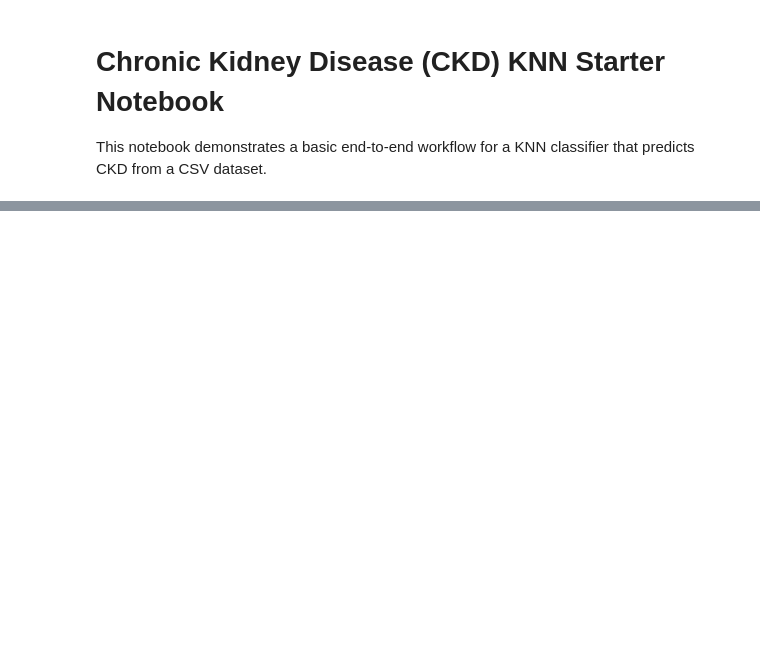
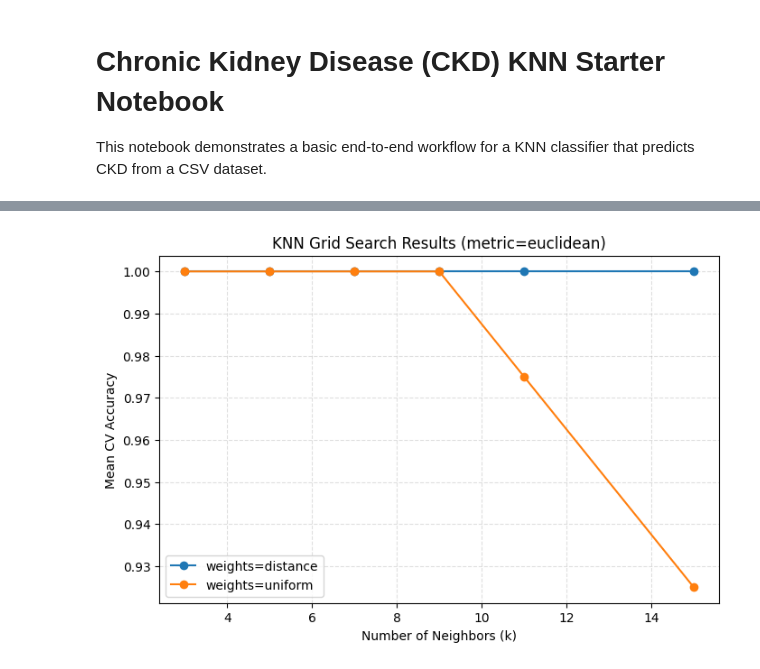
Before and after one commit to bartolia/ckd-knn-classifier-bartolia, a Jupyter notebook: notebooks/ckd_knn_starter.ipynb, the cells around one changed output, grey strips where cells are left out. Saved outputs shown, nothing was run; the diff lists cells and outputs as text; code cells hidden in the pictures; blank space fills up the shorter version.

```diff
--- a/notebooks/ckd_knn_starter.ipynb
+++ b/notebooks/ckd_knn_starter.ipynb
@@ -71,19 +162,26 @@ plt.show()
 # %%
 results = pd.DataFrame(grid_search.cv_results_)
 results['n_neighbors'] = results['param_knn__n_neighbors'].astype(int)
 results['weights'] = results['param_knn__weights'].astype(str)
 results['metric'] = results['param_knn__metric'].astype(str)
 
 plot_df = results[results['metric'] == 'euclidean']
 
 plt.figure(figsize=(8, 5))
 for weight, grp in plot_df.groupby('weights'):
     grp = grp.sort_values('n_neighbors')
-    plt.plot(grp['n_neighbors'], grp['mean_test_score'], marker='o', label=f'weights={weight}')
+    plt.plot(
+        grp['n_neighbors'],
+        grp['mean_test_score'],
+        marker='o',
+        label=f'weights={weight}'
+    )
 
 plt.xlabel('Number of Neighbors (k)')
 plt.ylabel('Mean CV Accuracy')
 plt.title('KNN Grid Search Results (metric=euclidean)')
 plt.legend()
 plt.grid(True, linestyle='--', alpha=0.4)
 plt.show()
+# %% [output]
+[figure, added]
```
Also changed, not shown: parts of 8 cells of this notebook, 3 other files.
